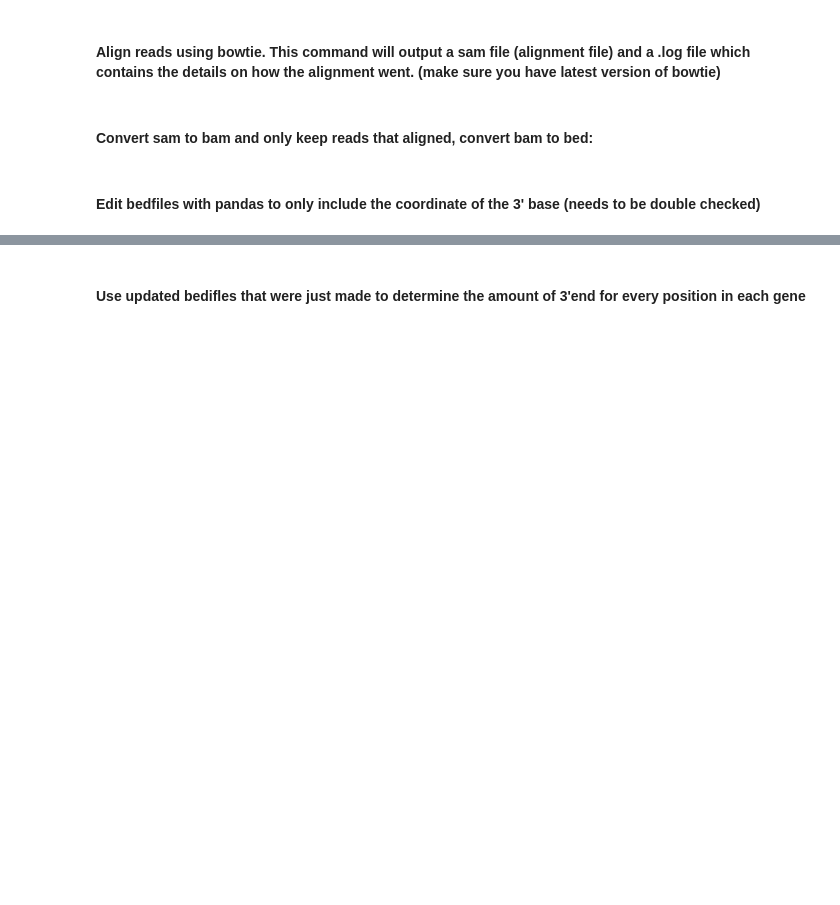
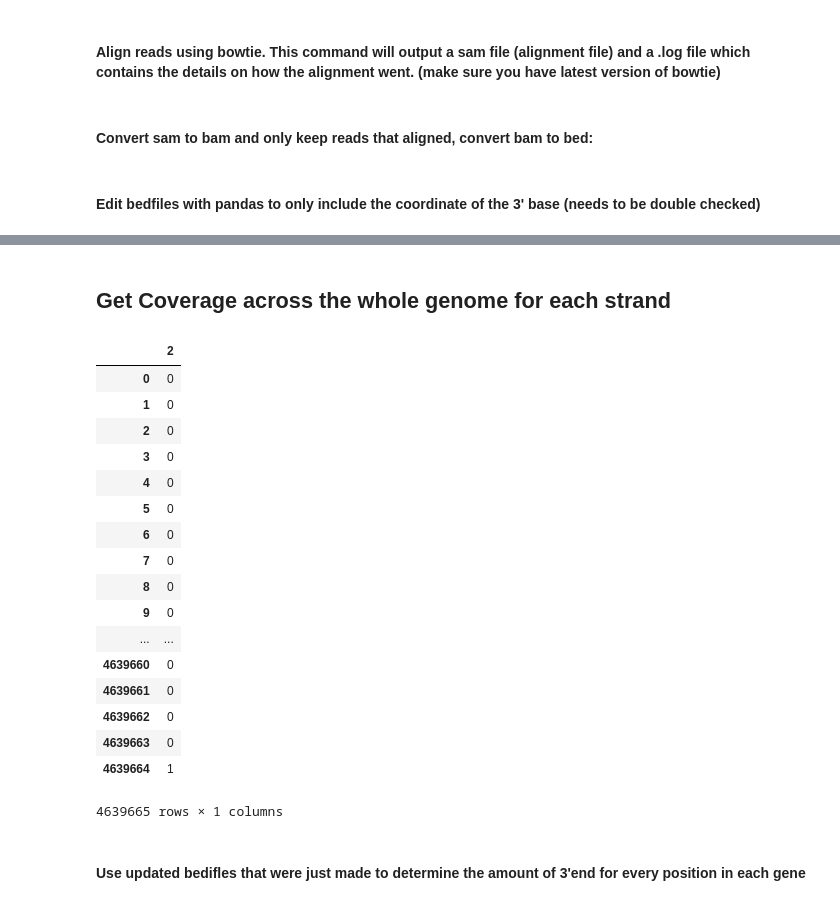
Before and after one commit to NudlerLab/NET_analysis, a Jupyter notebook: align_and_find_3'_end_per_gene.ipynb, the cells around one changed output, grey strips where cells are left out. Cells and saved outputs as stored; diff of their text form; code cells hidden in the pictures; blank space fills up the shorter version.

```diff
--- a/align_and_find_3'_end_per_gene.ipynb
+++ b/align_and_find_3'_end_per_gene.ipynb
@@ -22,3 +47,26 @@ minus_reads.to_csv('minus_3end.bed',header=False,sep='\t',index=False)
+# %% [markdown]
+## Get Coverage across the whole genome for each strand
+# %%
+m_counts.reindex(range(m_counts.index.max() + 1),fill_value=0)
+# %% [output]
+|  | 2 |
+| 0 | 0 |
+| 1 | 0 |
+| 2 | 0 |
+| 3 | 0 |
+| 4 | 0 |
+| 5 | 0 |
+| 6 | 0 |
+| 7 | 0 |
+| 8 | 0 |
+| 9 | 0 |
+| ... | ... |
+| 4639660 | 0 |
+| 4639661 | 0 |
+| 4639662 | 0 |
+| 4639663 | 0 |
+| 4639664 | 1 |
+4639665 rows × 1 columns
 # %% [markdown]
 #### Use updated bedifles that were just made to determine the amount of 3'end for every position in each gene
 # %%
```
Also changed, not shown: parts of 6 cells of this notebook, 3 other files.
